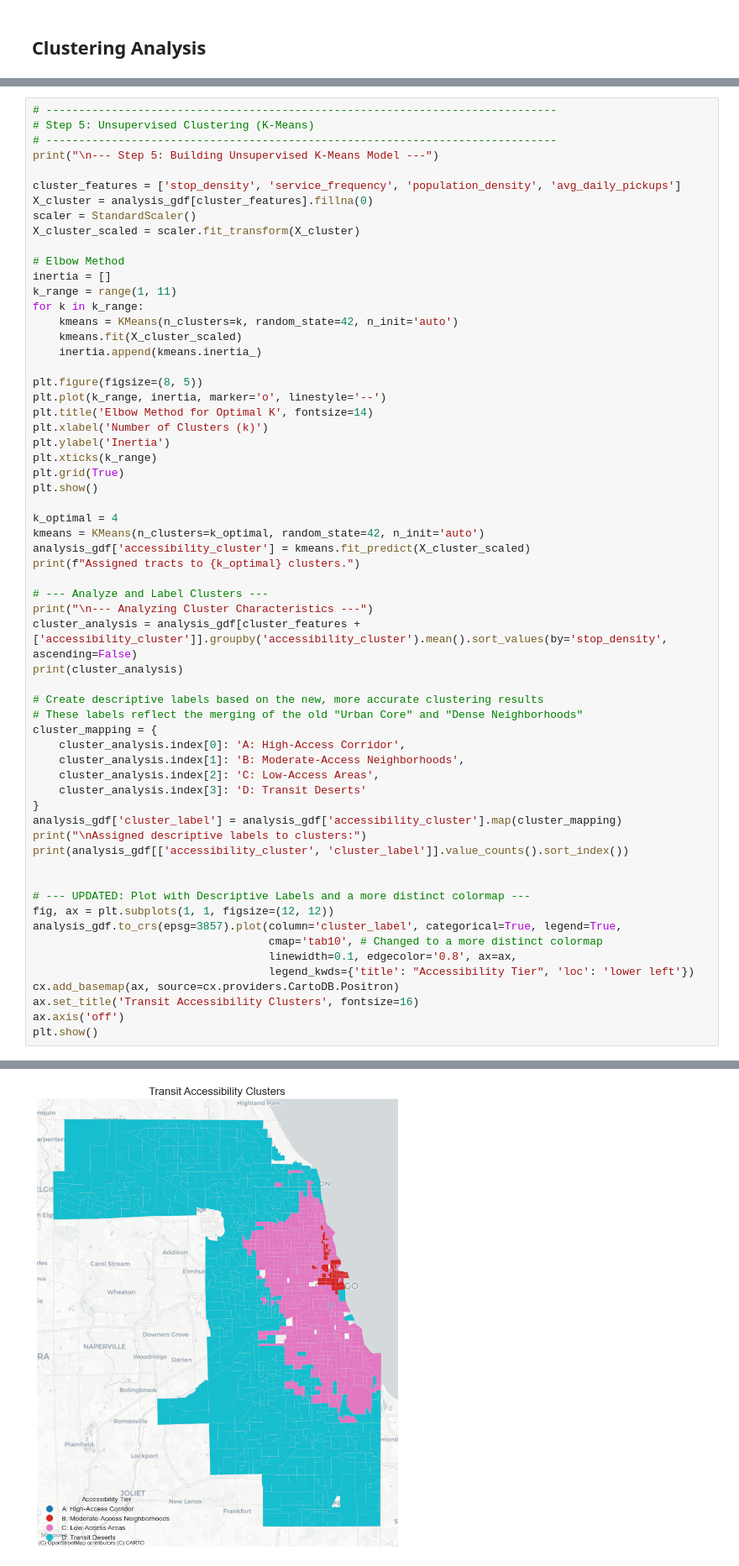
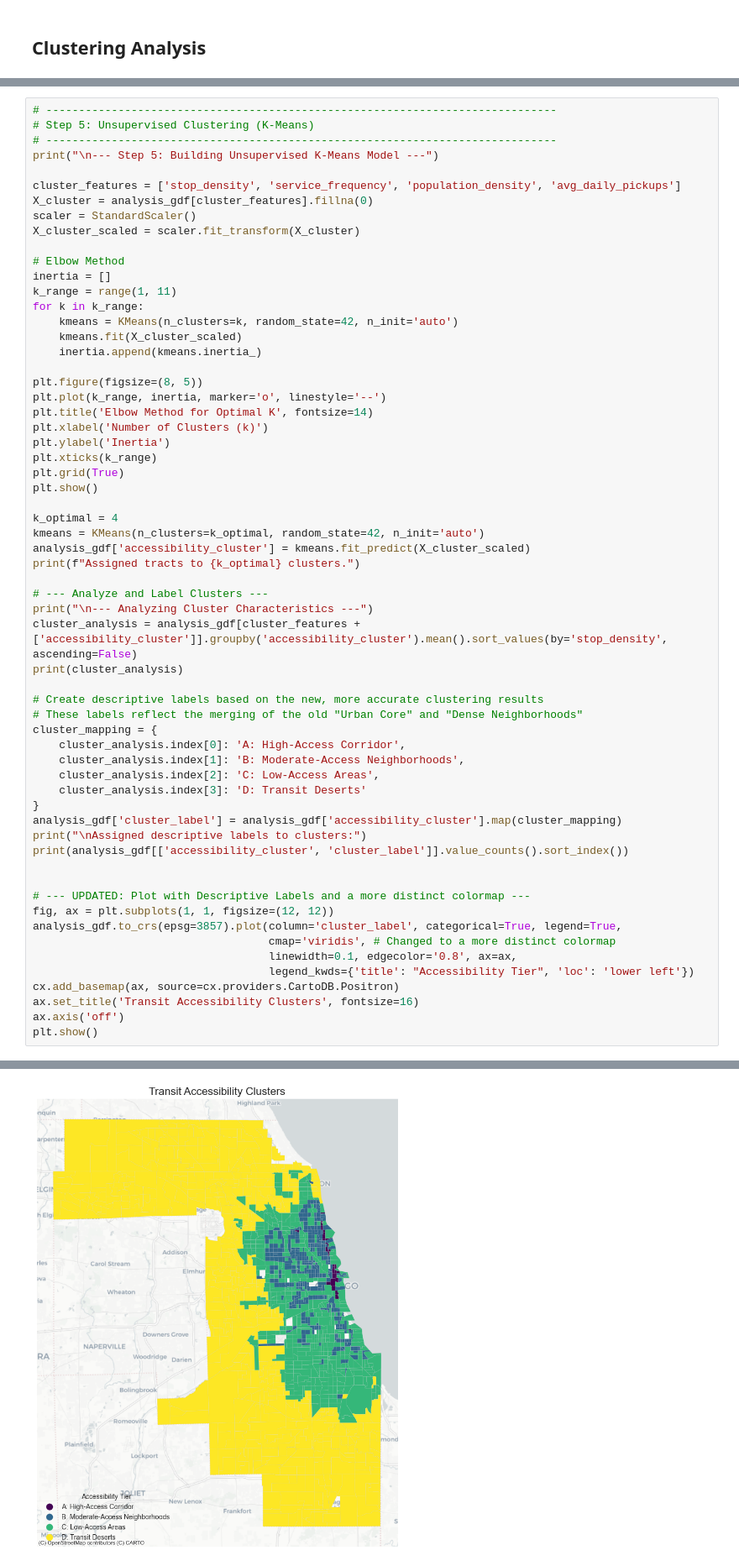
Before and after one commit to Sha-yanA/chicago-transit-mobility, a Jupyter notebook: Evaluating Urban Mobility.ipynb, the cells around one changed output, grey strips where cells are left out. Shown at 84% size. Saved outputs shown, nothing was run; the diff lists cells and outputs as text.

```diff
--- a/Evaluating Urban Mobility.ipynb
+++ b/Evaluating Urban Mobility.ipynb
@@ -504,7 +516,7 @@ print(analysis_gdf[['accessibility_cluster', 'cluster_label']].value_counts().so
 # --- UPDATED: Plot with Descriptive Labels and a more distinct colormap ---
 fig, ax = plt.subplots(1, 1, figsize=(12, 12))
 analysis_gdf.to_crs(epsg=3857).plot(column='cluster_label', categorical=True, legend=True,
-                                    cmap='tab10', # Changed to a more distinct colormap
+                                    cmap='viridis', # Changed to a more distinct colormap
                                     linewidth=0.1, edgecolor='0.8', ax=ax,
                                     legend_kwds={'title': "Accessibility Tier", 'loc': 'lower left'})
 cx.add_basemap(ax, source=cx.providers.CartoDB.Positron)
@@ -533,5 +545,5 @@ accessibility_cluster
 Name: count, dtype: int64
-[figure, old version]
+[figure, new version]
 # %% [markdown]
 ### Analysis of Cluster Characteristics (The "What")
 
```
Also changed, not shown: parts of 10 cells of this notebook, 4 other files.
